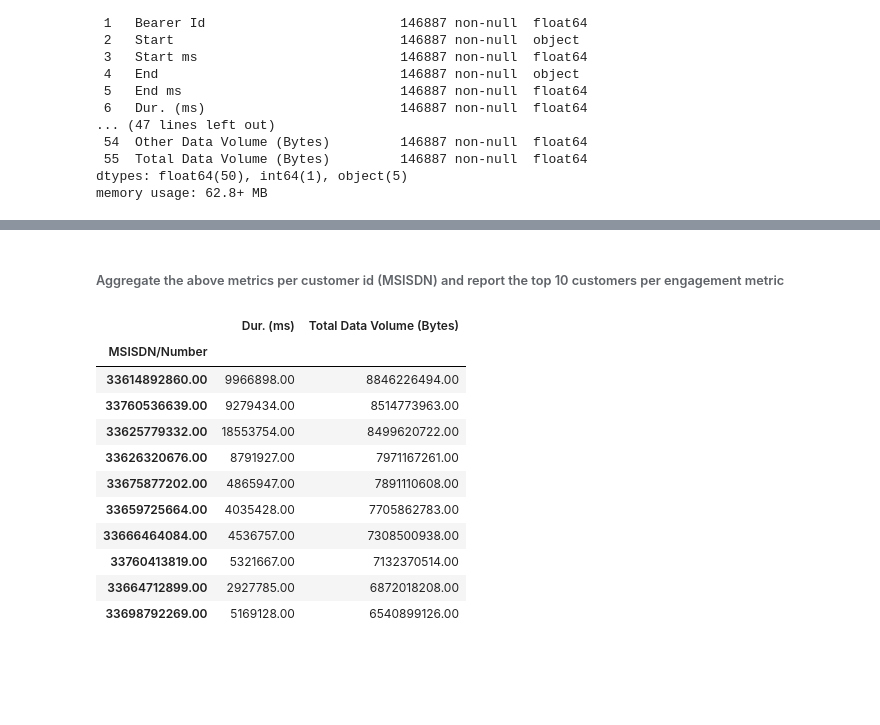
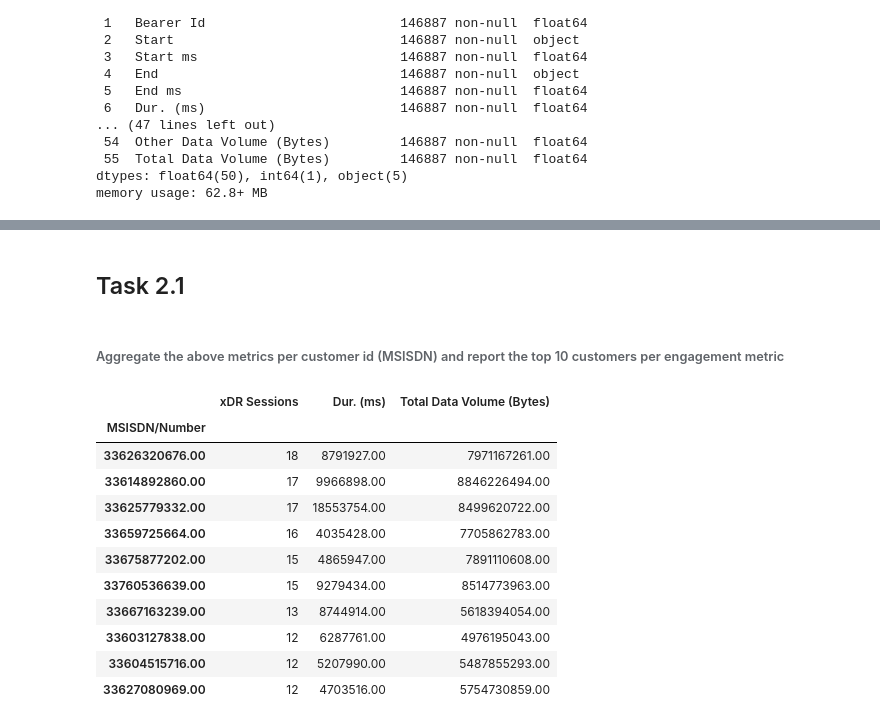
Before and after one commit to Samrawit02/Telecommunication-Data-Analysis, a Jupyter notebook: notebooks/ User Engagement analysis.ipynb, the cells around one changed output, grey strips where cells are left out. Cells and saved outputs as stored; diff of their text form; code cells hidden in the pictures; blank space fills up the shorter version.

```diff
--- a/notebooks/ User Engagement analysis.ipynb
+++ b/notebooks/ User Engagement analysis.ipynb
@@ -15,7 +42,7 @@ sys.path.append(os.path.abspath(os.path.join('../scripts')))
 # %% [markdown]
 ### Data Reading
 # %%
-df= pd.read_csv("../data/user_orerviewed_data.csv")
+df= pd.read_csv("../data/user_overviewed_data.csv")
 # %%
 df.info()
 # %% [output]
@@ -50,18 +143,23 @@ df = df.drop("Unnamed: 0", axis=1)
+# %% [markdown]
+## Task 2.1
 # %% [markdown]
 ###### Aggregate the above metrics per customer id (MSISDN) and report the top 10 customers per engagement metric
 # %%
-top_engagement_df =df.groupby('MSISDN/Number').agg({'Dur. (ms)': 'sum','Total Data Volume (Bytes)':'sum'}).sort_values(by='Total Data Volume (Bytes)', ascending=False)
-top_engagement_df.head(10)
+top_engagement = df.groupby(
+    'MSISDN/Number').agg({'Bearer Id':'count', 'Dur. (ms)': 'sum', 'Total Data Volume (Bytes)': 'sum'})
+
+top_engagement=top_engagement.rename(columns ={'Bearer Id': 'xDR Sessions'}).nlargest(10,'xDR Sessions')
+top_engagement
 # %% [output]
-|  | Dur. (ms) | Total Data Volume (Bytes) |
-| MSISDN/Number |  |  |
-| 33614892860.00 | 9966898.00 | 8846226494.00 |
-| 33760536639.00 | 9279434.00 | 8514773963.00 |
-| 33625779332.00 | 18553754.00 | 8499620722.00 |
-| 33626320676.00 | 8791927.00 | 7971167261.00 |
-| 33675877202.00 | 4865947.00 | 7891110608.00 |
-| 33659725664.00 | 4035428.00 | 7705862783.00 |
-| 33666464084.00 | 4536757.00 | 7308500938.00 |
-| 33760413819.00 | 5321667.00 | 7132370514.00 |
-| 33664712899.00 | 2927785.00 | 6872018208.00 |
-| 33698792269.00 | 5169128.00 | 6540899126.00 |
+|  | xDR Sessions | Dur. (ms) | Total Data Volume (Bytes) |
+| MSISDN/Number |  |  |  |
+| 33626320676.00 | 18 | 8791927.00 | 7971167261.00 |
+| 33614892860.00 | 17 | 9966898.00 | 8846226494.00 |
+| 33625779332.00 | 17 | 18553754.00 | 8499620722.00 |
+| 33659725664.00 | 16 | 4035428.00 | 7705862783.00 |
+| 33675877202.00 | 15 | 4865947.00 | 7891110608.00 |
+| 33760536639.00 | 15 | 9279434.00 | 8514773963.00 |
+| 33667163239.00 | 13 | 8744914.00 | 5618394054.00 |
+| 33603127838.00 | 12 | 6287761.00 | 4976195043.00 |
+| 33604515716.00 | 12 | 5207990.00 | 5487855293.00 |
+| 33627080969.00 | 12 | 4703516.00 | 5754730859.00 |
```
Also changed, not shown: parts of 21 cells of this notebook, 3 other files.
